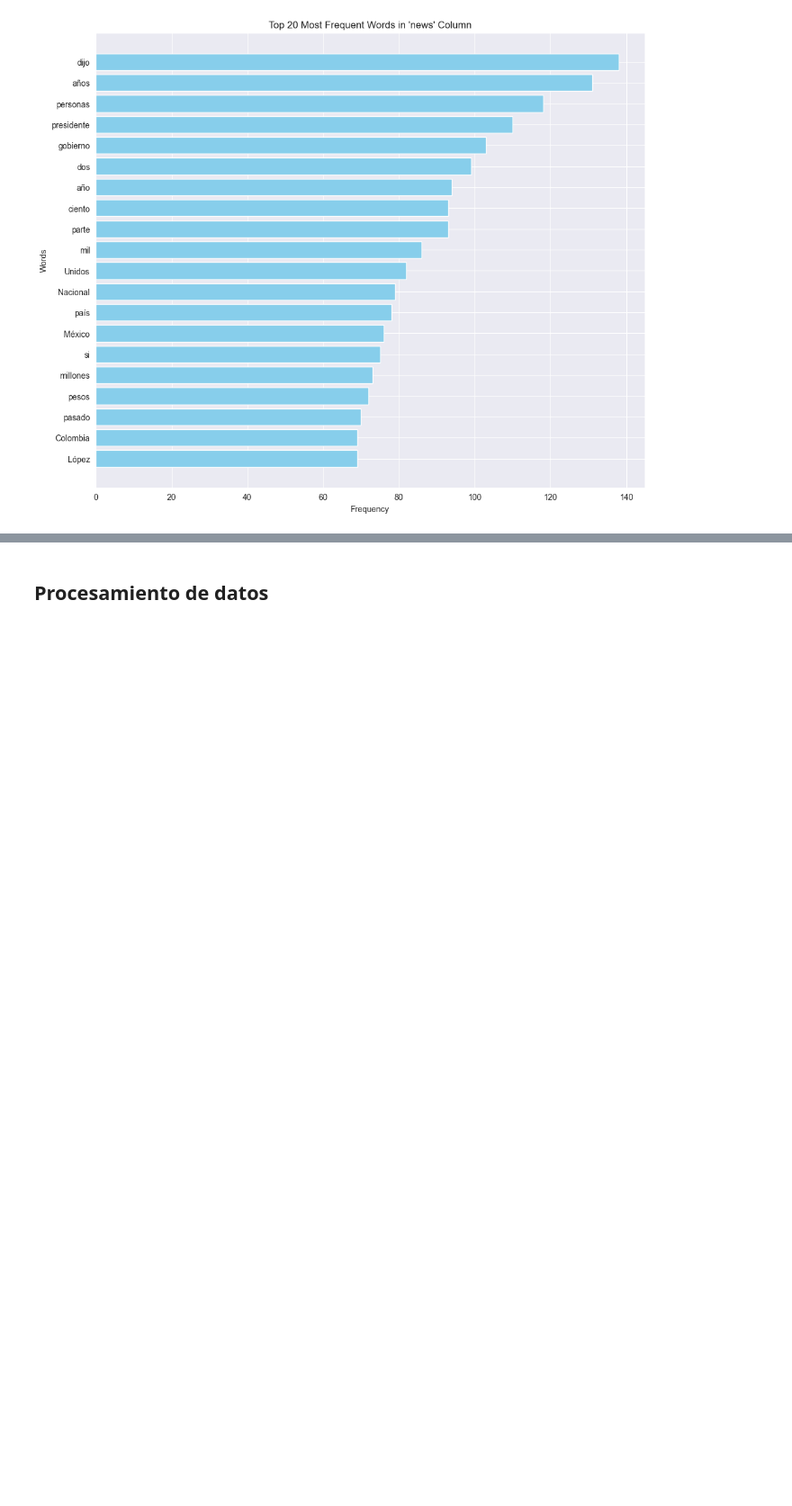
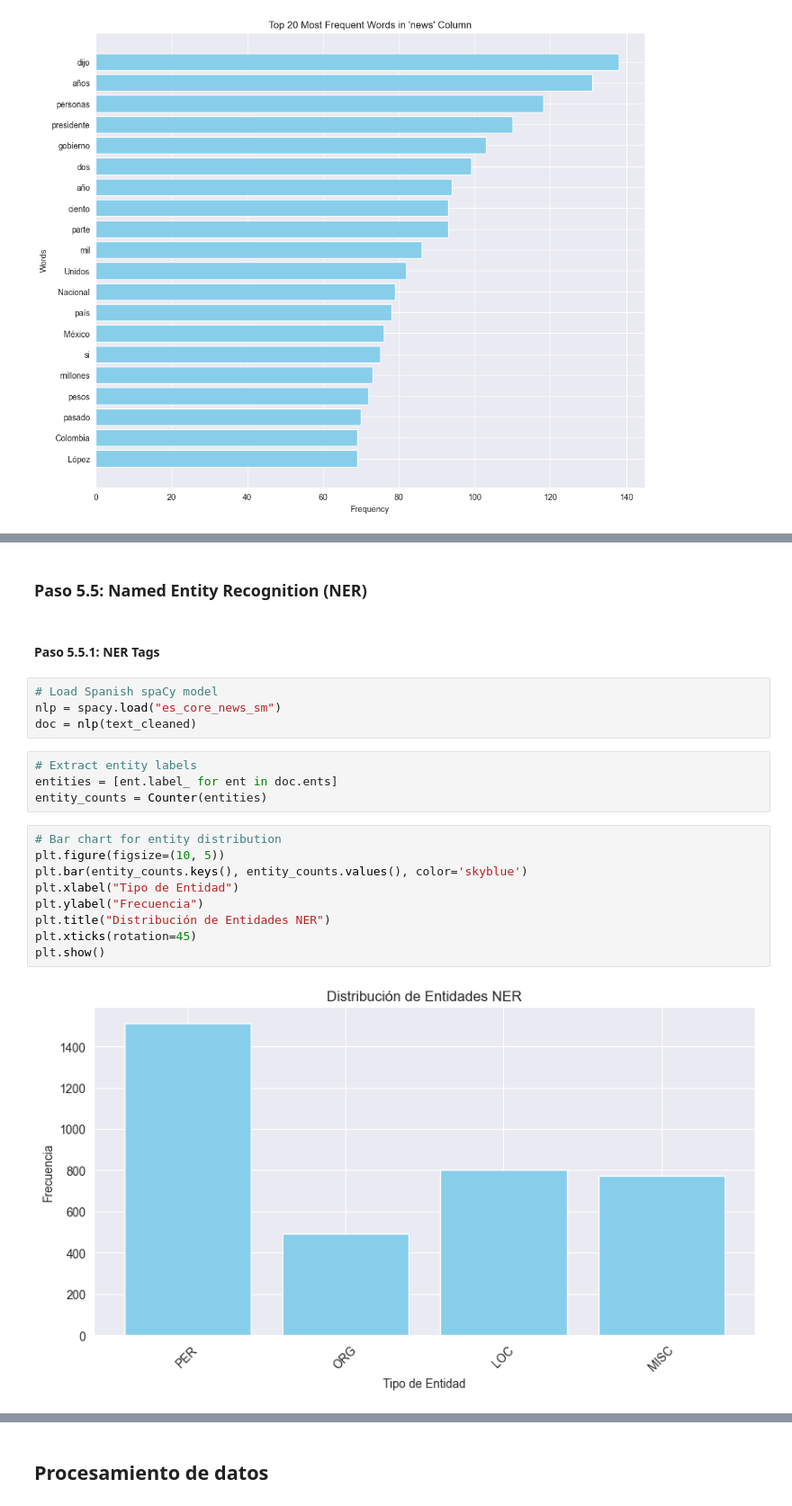
Before and after one commit to BlueAutomata/nlp-media-framing, a Jupyter notebook: notebooks/EDA.ipynb, the cells around one changed output, grey strips where cells are left out. Shown at 90% size. Drawn from its saved outputs; the diff is of its cells as text; blank space fills up the shorter version.

```diff
--- a/notebooks/EDA.ipynb
+++ b/notebooks/EDA.ipynb
@@ -359,0 +457,23 @@ plt.show()
+# %% [markdown]
+### Paso 5.5: Named Entity Recognition (NER)
+# %% [markdown]
+#### Paso 5.5.1: NER Tags
+# %%
+# Load Spanish spaCy model
+nlp = spacy.load("es_core_news_sm")
+doc = nlp(text_cleaned)
+# %%
+# Extract entity labels
+entities = [ent.label_ for ent in doc.ents]
+entity_counts = Counter(entities)
+# %%
+# Bar chart for entity distribution
+plt.figure(figsize=(10, 5))
+plt.bar(entity_counts.keys(), entity_counts.values(), color='skyblue')
+plt.xlabel("Tipo de Entidad")
+plt.ylabel("Frecuencia")
+plt.title("Distribución de Entidades NER")
+plt.xticks(rotation=45)
+plt.show()
+# %% [output]
+[figure, added]
```
Also changed, not shown: parts of 27 cells of this notebook, 1 other file.
